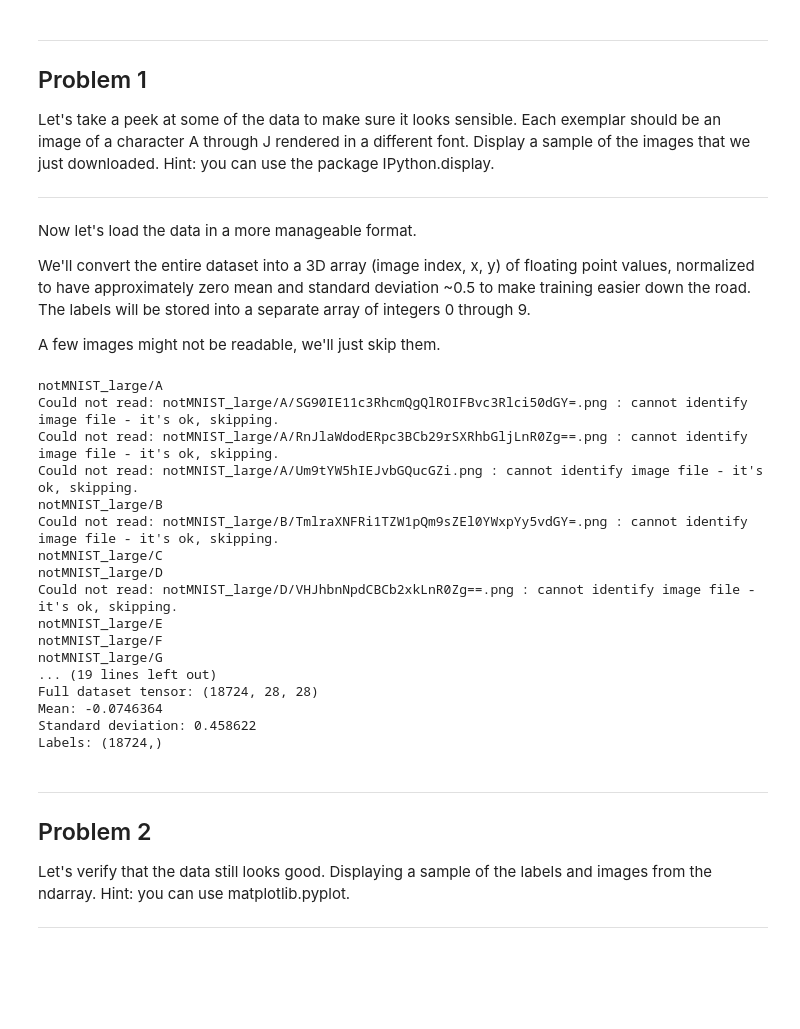
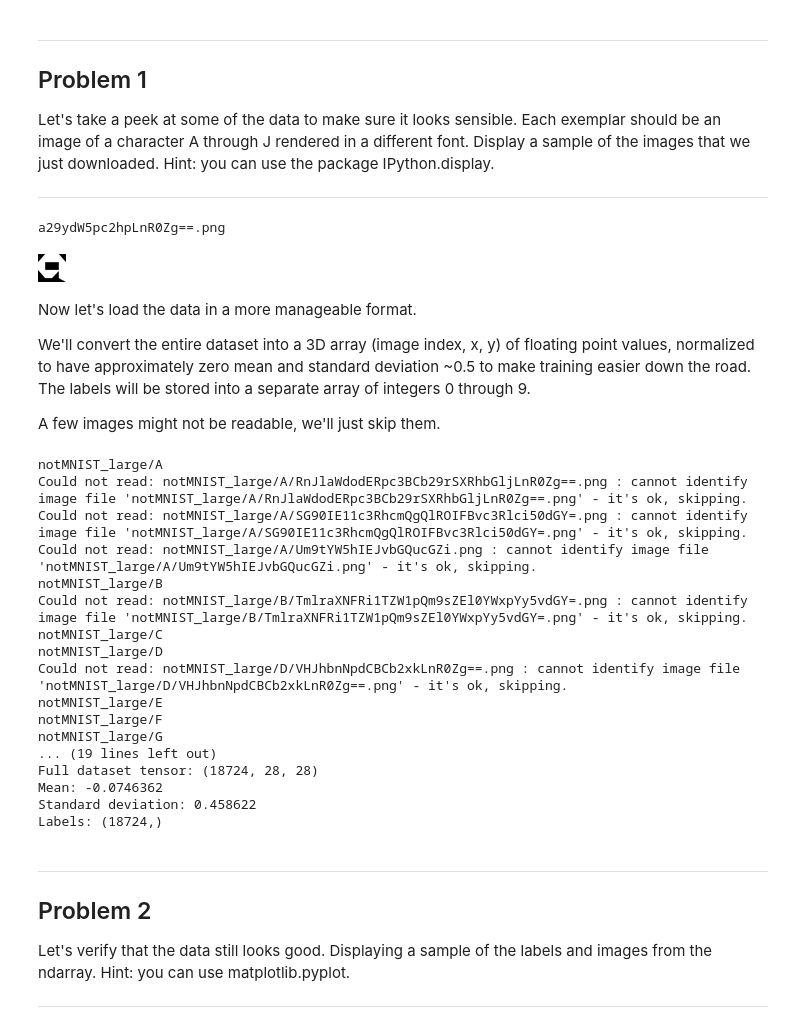
Before and after one commit to jasonostrander/TensorFlow-Udacity, a Jupyter notebook: 1_notmnist.ipynb, the cells around one changed output. Saved outputs shown, nothing was run; the diff lists cells and outputs as text; code cells hidden in the pictures; blank space fills up the shorter version.

```diff
--- a/1_notmnist.ipynb
+++ b/1_notmnist.ipynb
@@ -76,6 +79,14 @@ Problem 1
 Let's take a peek at some of the data to make sure it looks sensible. Each exemplar should be an image of a character A through J rendered in a different font. Display a sample of the images that we just downloaded. Hint: you can use the package IPython.display.
 
 ---
+# %%
+from IPython import display
+test_image = os.listdir(train_folders[0])[0]
+print test_image
+display.Image(filename=train_folders[0] + os.sep + test_image)
+# %% [output]
+a29ydW5pc2hpLnR0Zg==.png
+[figure, added]
 # %% [markdown]
 Now let's load the data in a more manageable format.
 
@@ -121,24 +132,31 @@ def load(data_folders, min_num_images, max_num_images):
   print 'Standard deviation:', np.std(dataset)
   print 'Labels:', labels.shape
   return dataset, labels
-train_dataset, train_labels = load(train_folders, 450000, 550000)
-test_dataset, test_labels = load(test_folders, 18000, 20000)
+if os.path.exists(pickle_file):
+    data = pickle.load(pickle_file)
+    train_dataset = data['train_dataset']
+    train_labels = data['train_labels']
+    test_dataset = data['test_dataset']
+    test_labels = data['test_labels']
+else:
+    train_dataset, train_labels = load(train_folders, 450000, 550000)
+    test_dataset, test_labels = load(test_folders, 18000, 20000)
 # %% [output]
 notMNIST_large/A
-Could not read: notMNIST_large/A/SG90IE11c3RhcmQgQlROIFBvc3Rlci50dGY=.png : cannot identify image file - it's ok, skipping.
-Could not read: notMNIST_large/A/RnJlaWdodERpc3BCb29rSXRhbGljLnR0Zg==.png : cannot identify image file - it's ok, skipping.
-Could not read: notMNIST_large/A/Um9tYW5hIEJvbGQucGZi.png : cannot identify image file - it's ok, skipping.
+Could not read: notMNIST_large/A/RnJlaWdodERpc3BCb29rSXRhbGljLnR0Zg==.png : cannot identify image file 'notMNIST_large/A/RnJlaWdodERpc3BCb29rSXRhbGljLnR0Zg==.png' - it's ok, skipping.
+Could not read: notMNIST_large/A/SG90IE11c3RhcmQgQlROIFBvc3Rlci50dGY=.png : cannot identify image file 'notMNIST_large/A/SG90IE11c3RhcmQgQlROIFBvc3Rlci50dGY=.png' - it's ok, skipping.
+Could not read: notMNIST_large/A/Um9tYW5hIEJvbGQucGZi.png : cannot identify image file 'notMNIST_large/A/Um9tYW5hIEJvbGQucGZi.png' - it's ok, skipping.
 notMNIST_large/B
-Could not read: notMNIST_large/B/TmlraXNFRi1TZW1pQm9sZEl0YWxpYy5vdGY=.png : cannot identify image file - it's ok, skipping.
+Could not read: notMNIST_large/B/TmlraXNFRi1TZW1pQm9sZEl0YWxpYy5vdGY=.png : cannot identify image file 'notMNIST_large/B/TmlraXNFRi1TZW1pQm9sZEl0YWxpYy5vdGY=.png' - it's ok, skipping.
 notMNIST_large/C
 notMNIST_large/D
-Could not read: notMNIST_large/D/VHJhbnNpdCBCb2xkLnR0Zg==.png : cannot identify image file - it's ok, skipping.
+Could not read: notMNIST_large/D/VHJhbnNpdCBCb2xkLnR0Zg==.png : cannot identify image file 'notMNIST_large/D/VHJhbnNpdCBCb2xkLnR0Zg==.png' - it's ok, skipping.
 notMNIST_large/E
 notMNIST_large/F
 notMNIST_large/G
 ... (19 lines left out)
 Full dataset tensor: (18724, 28, 28)
-Mean: -0.0746364
+Mean: -0.0746362
 Standard deviation: 0.458622
 Labels: (18724,)
 # %% [markdown]
```
Also changed, not shown: parts of 9 cells of this notebook.
